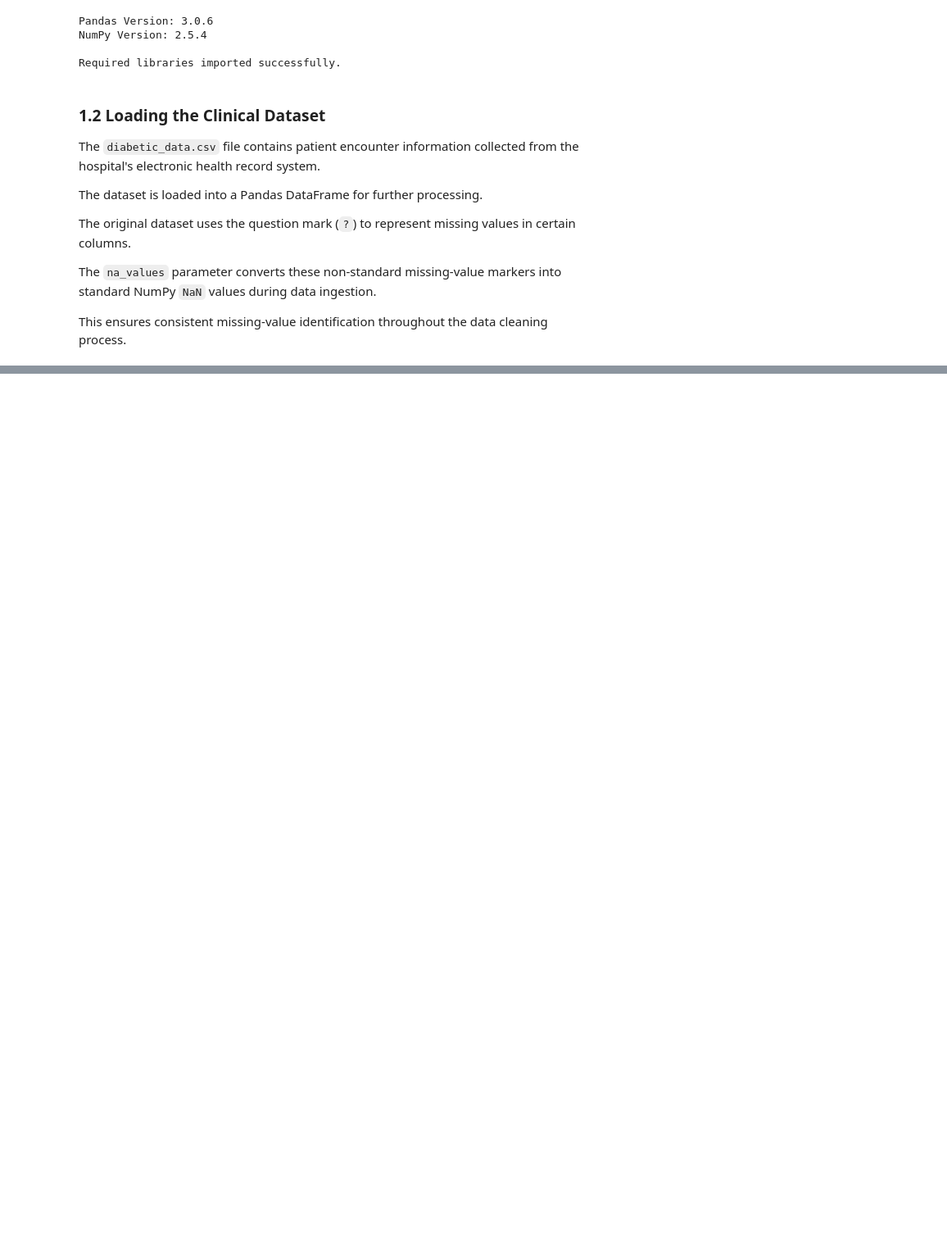
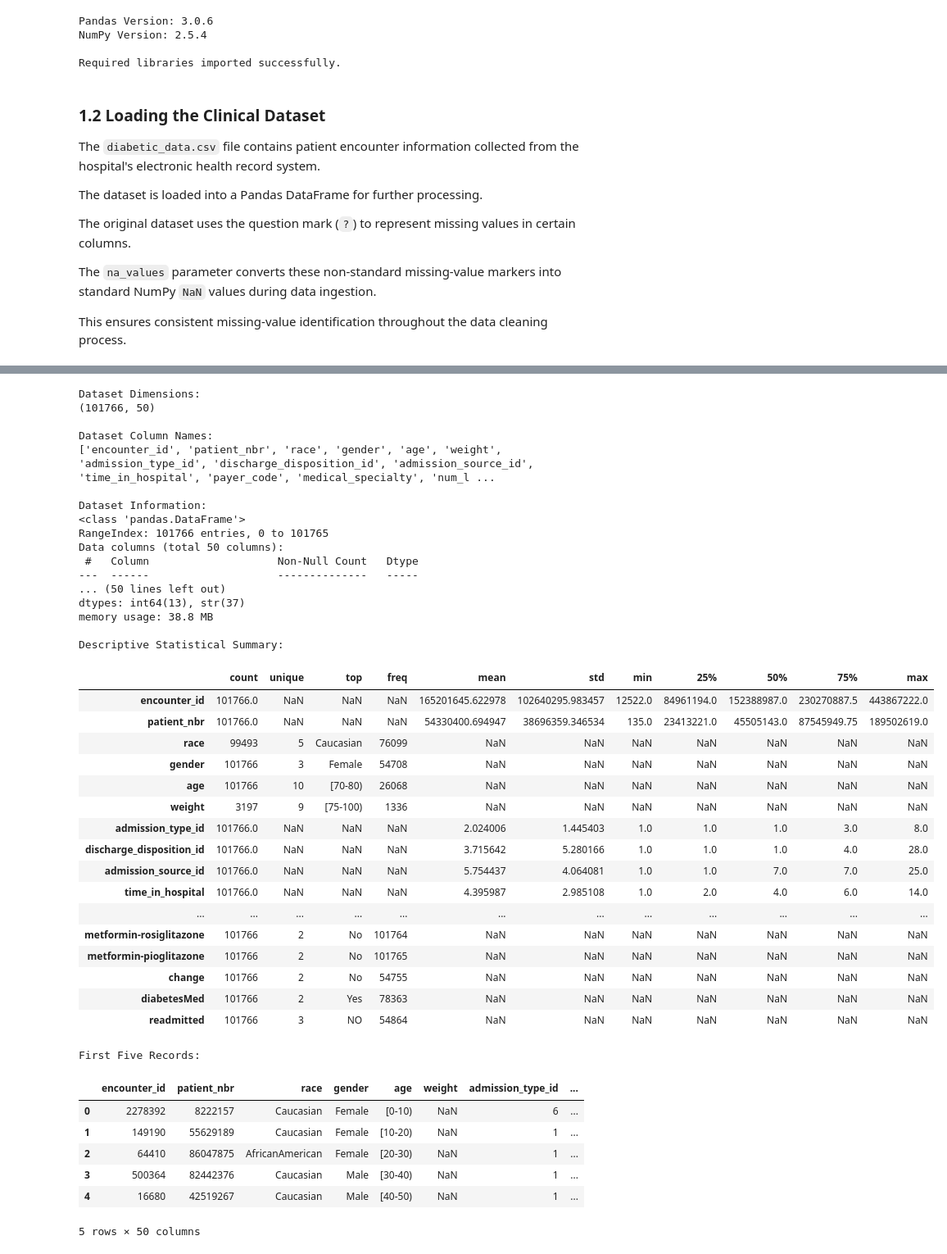
Before and after one commit to HasithaLWi/modeling-for-vitality-health-network, a Jupyter notebook: phase_01.ipynb, the cells around one changed output, grey strips where cells are left out. Shown at 82% size. Drawn from its saved outputs; the diff is of its cells as text; code cells hidden in the pictures; blank space fills up the shorter version.

Commit message:
Complete Phase 01 initial data assessment

```diff
--- a/phase_01.ipynb
+++ b/phase_01.ipynb
@@ -99,0 +119,65 @@ Number of Columns: 50
+# %%
+# Step 1.3: Perform an initial assessment of the raw dataset
+
+# Display the number of records and features
+print("Dataset Dimensions:")
+print(df_raw.shape)
+
+# Display all column names
+print("\nDataset Column Names:")
+print(df_raw.columns.tolist())
+
+# Display data types and non-null counts
+print("\nDataset Information:")
+df_raw.info()
+
+# Generate descriptive statistics for all columns
+print("\nDescriptive Statistical Summary:")
+display(df_raw.describe(include="all").T)
+
+# Display the first five records
+print("\nFirst Five Records:")
+display(df_raw.head())
+# %% [output]
+Dataset Dimensions:
+(101766, 50)
+
+Dataset Column Names:
+['encounter_id', 'patient_nbr', 'race', 'gender', 'age', 'weight', 'admission_type_id', 'discharge_disposition_id', 'admission_source_id', 'time_in_hospital', 'payer_code', 'medical_specialty', 'num_l ...
+
+Dataset Information:
+<class 'pandas.DataFrame'>
+RangeIndex: 101766 entries, 0 to 101765
+Data columns (total 50 columns):
+ #   Column                    Non-Null Count   Dtype
+---  ------                    --------------   -----
+... (50 lines left out)
+dtypes: int64(13), str(37)
+memory usage: 38.8 MB
+
+Descriptive Statistical Summary:
+|  | count | unique | top | freq | mean | std | min | 25% | 50% | 75% | max |
+| encounter_id | 101766.0 | NaN | NaN | NaN | 165201645.622978 | 102640295.983457 | 12522.0 | 84961194.0 | 152388987.0 | 230270887.5 | 443867222.0 |
+| patient_nbr | 101766.0 | NaN | NaN | NaN | 54330400.694947 | 38696359.346534 | 135.0 | 23413221.0 | 45505143.0 | 87545949.75 | 189502619.0 |
+| race | 99493 | 5 | Caucasian | 76099 | NaN | NaN | NaN | NaN | NaN | NaN | NaN |
+| gender | 101766 | 3 | Female | 54708 | NaN | NaN | NaN | NaN | NaN | NaN | NaN |
+| age | 101766 | 10 | [70-80) | 26068 | NaN | NaN | NaN | NaN | NaN | NaN | NaN |
+| weight | 3197 | 9 | [75-100) | 1336 | NaN | NaN | NaN | NaN | NaN | NaN | NaN |
+| admission_type_id | 101766.0 | NaN | NaN | NaN | 2.024006 | 1.445403 | 1.0 | 1.0 | 1.0 | 3.0 | 8.0 |
+| discharge_disposition_id | 101766.0 | NaN | NaN | NaN | 3.715642 | 5.280166 | 1.0 | 1.0 | 1.0 | 4.0 | 28.0 |
+| admission_source_id | 101766.0 | NaN | NaN | NaN | 5.754437 | 4.064081 | 1.0 | 1.0 | 7.0 | 7.0 | 25.0 |
+| time_in_hospital | 101766.0 | NaN | NaN | NaN | 4.395987 | 2.985108 | 1.0 | 2.0 | 4.0 | 6.0 | 14.0 |
+| ... | ... | ... | ... | ... | ... | ... | ... | ... | ... | ... | ... |
+| metformin-rosiglitazone | 101766 | 2 | No | 101764 | NaN | NaN | NaN | NaN | NaN | NaN | NaN |
+| metformin-pioglitazone | 101766 | 2 | No | 101765 | NaN | NaN | NaN | NaN | NaN | NaN | NaN |
+| change | 101766 | 2 | No | 54755 | NaN | NaN | NaN | NaN | NaN | NaN | NaN |
+| diabetesMed | 101766 | 2 | Yes | 78363 | NaN | NaN | NaN | NaN | NaN | NaN | NaN |
+| readmitted | 101766 | 3 | NO | 54864 | NaN | NaN | NaN | NaN | NaN | NaN | NaN |
+First Five Records:
+|  | encounter_id | patient_nbr | race | gender | age | weight | admission_type_id | ... |
+| 0 | 2278392 | 8222157 | Caucasian | Female | [0-10) | NaN | 6 | ... |
+| 1 | 149190 | 55629189 | Caucasian | Female | [10-20) | NaN | 1 | ... |
+| 2 | 64410 | 86047875 | AfricanAmerican | Female | [20-30) | NaN | 1 | ... |
+| 3 | 500364 | 82442376 | Caucasian | Male | [30-40) | NaN | 1 | ... |
+| 4 | 16680 | 42519267 | Caucasian | Male | [40-50) | NaN | 1 | ... |
+5 rows × 50 columns
```
Also changed, not shown: parts of 2 cells of this notebook.
